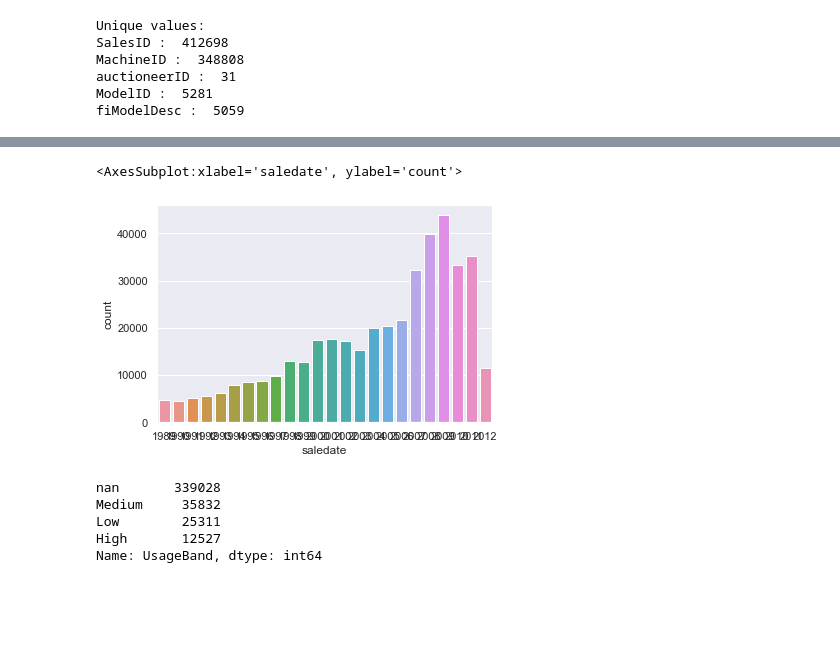
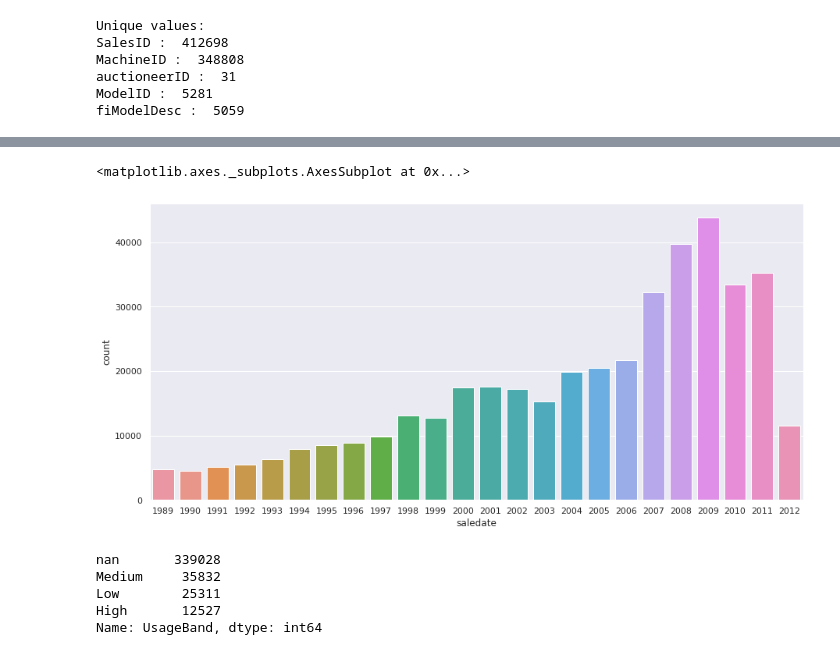
Before and after one commit to katarinagresova/M7DataSP_2020, a Jupyter notebook: assignment_10/blue_book_for_bulldozers.ipynb, the cells around one changed output, grey strips where cells are left out. Cells and saved outputs as stored; diff of their text form; code cells hidden in the pictures; blank space fills up the shorter version.

```diff
--- a/assignment_10/blue_book_for_bulldozers.ipynb
+++ b/assignment_10/blue_book_for_bulldozers.ipynb
@@ -135,8 +138,9 @@ sns.countplot(data=bulldozers_X, x="YearMade", ) #TODO upravit x os
 # %%
-sns.countplot(data=bulldozers_X, x="saledate", ) #TODO upravit x os
+plt.figure(figsize=(15,7))
+sns.countplot(data=bulldozers_X, x="saledate", )
 # %% [output]
-<AxesSubplot:xlabel='saledate', ylabel='count'>
+<matplotlib.axes._subplots.AxesSubplot at 0x...>
-[figure, old version]
+[figure, new version]
 # %%
 df.UsageBand.value_counts() # usage of the buldozzers are in 3 categories plus nan
 # %% [output]
```
Also changed, not shown: parts of 4 cells of this notebook.
